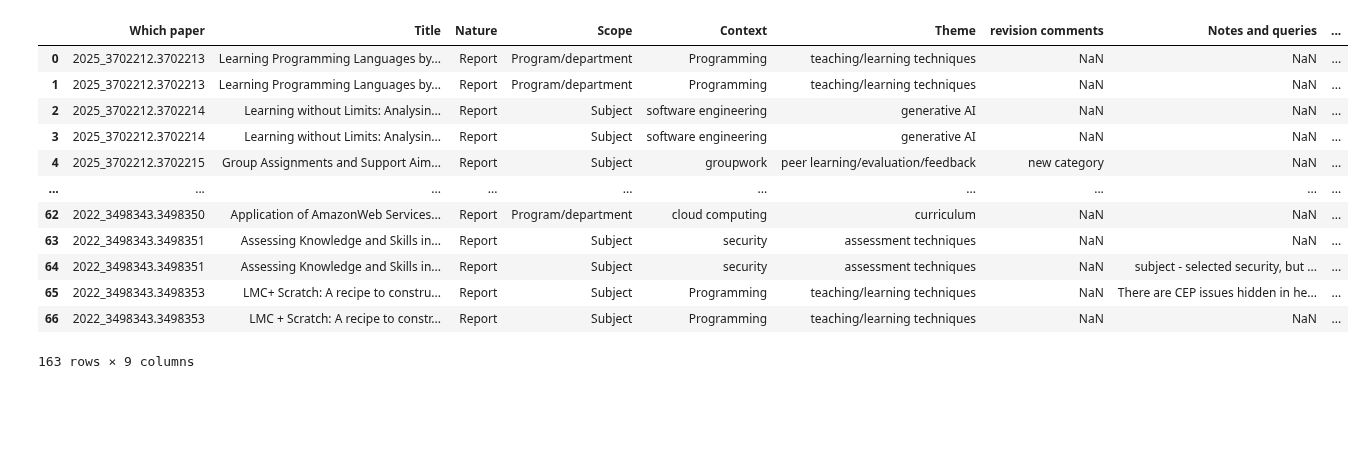
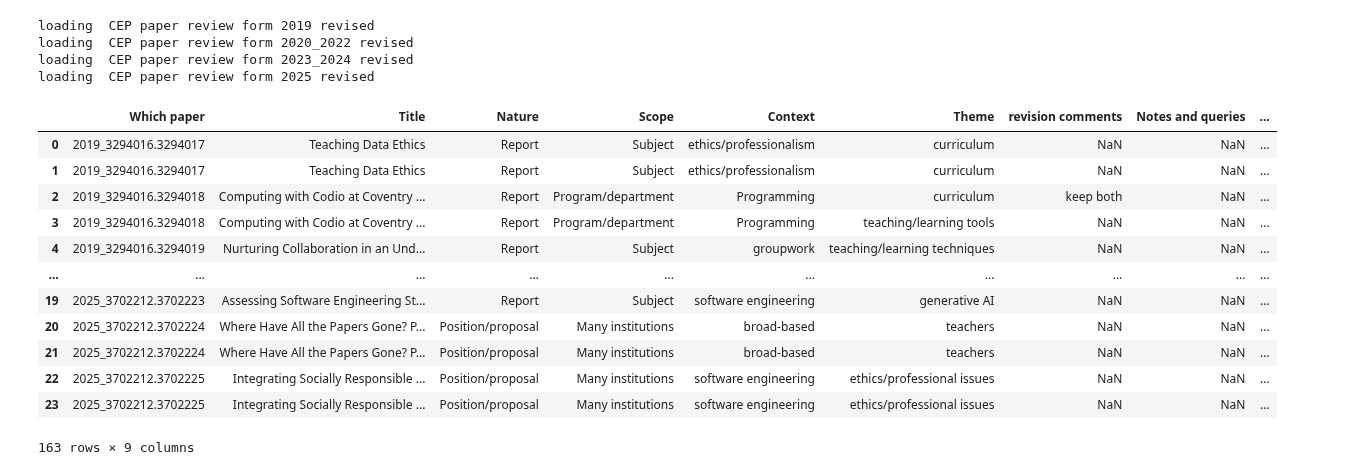
Before and after one commit to stevenaeola/CEP_Retro, a Jupyter notebook: Revised paper classifications.ipynb, the cells around one changed output. Cells and saved outputs as stored; diff of their text form; code cells hidden in the pictures; blank space fills up the shorter version.

Commit message:
More review fixes and initial analysis

```diff
--- a/Revised paper classifications.ipynb
+++ b/Revised paper classifications.ipynb
@@ -4,50 +43,58 @@ import glob
 # %%
-path = "revised reviews"
+directory = "revised reviews"
 dfs = []
-for file in glob.glob(path + '/*.xlsx'):
-    dfs.append(pd.read_excel(file))
+for file in ['CEP paper review form 2019 revised',
+            'CEP paper review form 2020_2022 revised',
+            'CEP paper review form 2023_2024 revised',
+            'CEP paper review form 2025 revised']:
+    print("loading ", file)
+    dfs.append(pd.read_excel(os.path.join(directory,file + ".xlsx")))
 
 df = pd.concat(dfs)
 
 
 df.columns = df.columns.str.strip()
 #print(df.columns)
 
 #cleaning up and creating Year
 df.rename(columns={
     'Who are you': 'Rater',
     'Nature (Simon) see classification details': 'Nature',
     'Context (Simon) see classification details. Use "other" if necessary': 'Context',
     'Theme/topic (Simon) see classification details. Use "other" if necessary': 'Theme',
     'Scope (Simon) see classification details': 'Scope',
     'Title of paper (for cross-checking only)': 'Title',
     'UK institutions contributing data/context, select at least one ("no data/context" is an option, only use if there is absolutely nothing: no module titles, no description of year groups etc). Some institutions are titled "University Of..."': 'Institutions'
 }, inplace=True)
 
 df['Year'] = df['Which paper'].astype(str).str[:4]
 
 df = df.drop(columns=['Timestamp',
                       'Rater',
                       'Are you primary or secondary reviewer',
                       'Author emails. One per line',
                       'Section headings, top-level only. One per line',
                       'Number of references in the paper',
                       'Institutions',
                       'C'
                      ])
 
 df
 # %% [output]
+loading  CEP paper review form 2019 revised
+loading  CEP paper review form 2020_2022 revised
+loading  CEP paper review form 2023_2024 revised
+loading  CEP paper review form 2025 revised
 |  | Which paper | Title | Nature | Scope | Context | Theme | revision comments | Notes and queries | ... |
-| 0 | 2025_3702212.3702213 | Learning Programming Languages by... | Report | Program/department | Programming | teaching/learning techniques | NaN | NaN | ... |
-| 1 | 2025_3702212.3702213 | Learning Programming Languages by... | Report | Program/department | Programming | teaching/learning techniques | NaN | NaN | ... |
-| 2 | 2025_3702212.3702214 | Learning without Limits: Analysin... | Report | Subject | software engineering | generative AI | NaN | NaN | ... |
-| 3 | 2025_3702212.3702214 | Learning without Limits: Analysin... | Report | Subject | software engineering | generative AI | NaN | NaN | ... |
-| 4 | 2025_3702212.3702215 | Group Assignments and Support Aim... | Report | Subject | groupwork | peer learning/evaluation/feedback | new category | NaN | ... |
+| 0 | 2019_3294016.3294017 | Teaching Data Ethics | Report | Subject | ethics/professionalism | curriculum | NaN | NaN | ... |
+| 1 | 2019_3294016.3294017 | Teaching Data Ethics | Report | Subject | ethics/professionalism | curriculum | NaN | NaN | ... |
+| 2 | 2019_3294016.3294018 | Computing with Codio at Coventry ... | Report | Program/department | Programming | curriculum | keep both | NaN | ... |
+| 3 | 2019_3294016.3294018 | Computing with Codio at Coventry ... | Report | Program/department | Programming | teaching/learning tools | NaN | NaN | ... |
+| 4 | 2019_3294016.3294019 | Nurturing Collaboration in an Und... | Report | Subject | groupwork | teaching/learning techniques | NaN | NaN | ... |
 | ... | ... | ... | ... | ... | ... | ... | ... | ... | ... |
-| 62 | 2022_3498343.3498350 | Application of AmazonWeb Services... | Report | Program/department | cloud computing | curriculum | NaN | NaN | ... |
-| 63 | 2022_3498343.3498351 | Assessing Knowledge and Skills in... | Report | Subject | security | assessment techniques | NaN | NaN | ... |
-| 64 | 2022_3498343.3498351 | Assessing Knowledge and Skills in... | Report | Subject | security | assessment techniques | NaN | subject - selected security, but ... | ... |
-| 65 | 2022_3498343.3498353 | LMC+ Scratch: A recipe to constru... | Report | Subject | Programming | teaching/learning techniques | NaN | There are CEP issues hidden in he... | ... |
-| 66 | 2022_3498343.3498353 | LMC + Scratch: A recipe to constr... | Report | Subject | Programming | teaching/learning techniques | NaN | NaN | ... |
+| 19 | 2025_3702212.3702223 | Assessing Software Engineering St... | Report | Subject | software engineering | generative AI | NaN | NaN | ... |
+| 20 | 2025_3702212.3702224 | Where Have All the Papers Gone? P... | Position/proposal | Many institutions | broad-based | teachers | NaN | NaN | ... |
+| 21 | 2025_3702212.3702224 | Where Have All the Papers Gone? P... | Position/proposal | Many institutions | broad-based | teachers | NaN | NaN | ... |
+| 22 | 2025_3702212.3702225 | Integrating Socially Responsible ... | Position/proposal | Many institutions | software engineering | ethics/professional issues | NaN | NaN | ... |
+| 23 | 2025_3702212.3702225 | Integrating Socially Responsible ... | Position/proposal | Many institutions | software engineering | ethics/professional issues | NaN | NaN | ... |
-163 rows × 9 columns
+163 rows × 9 columns
```
Also changed, not shown: parts of 10 cells of this notebook, 1 other file.
